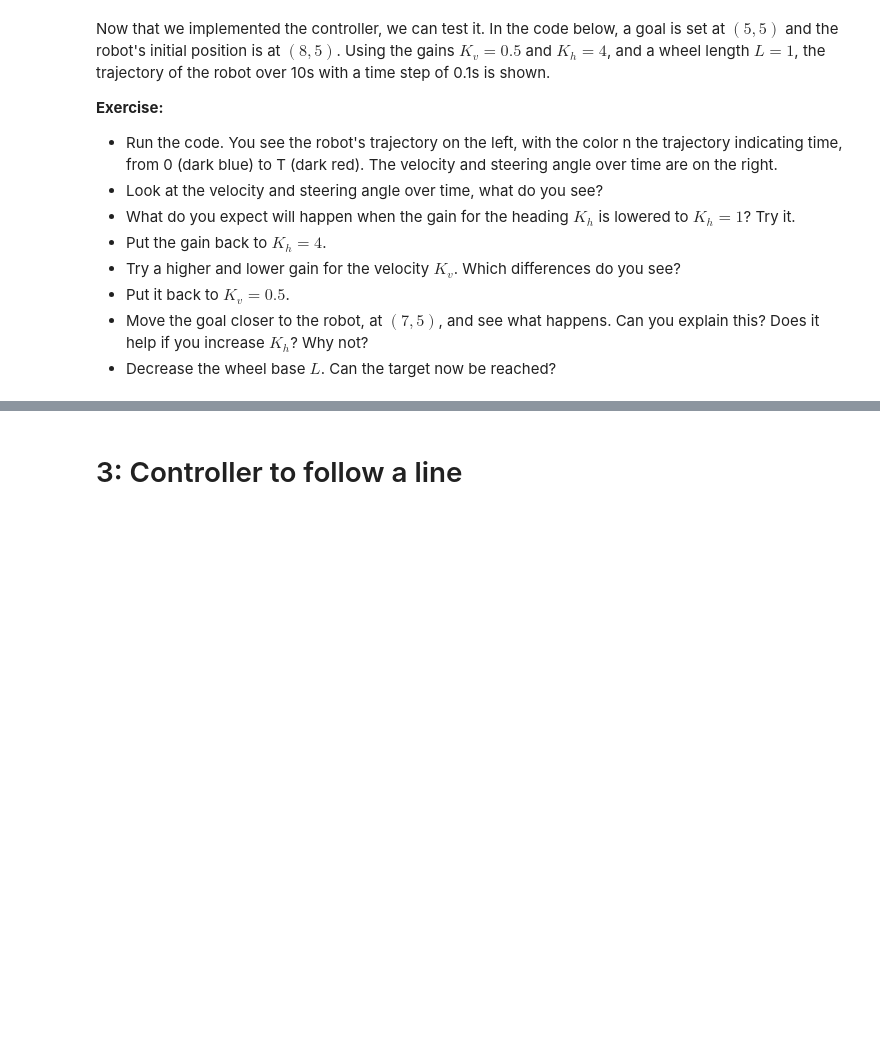
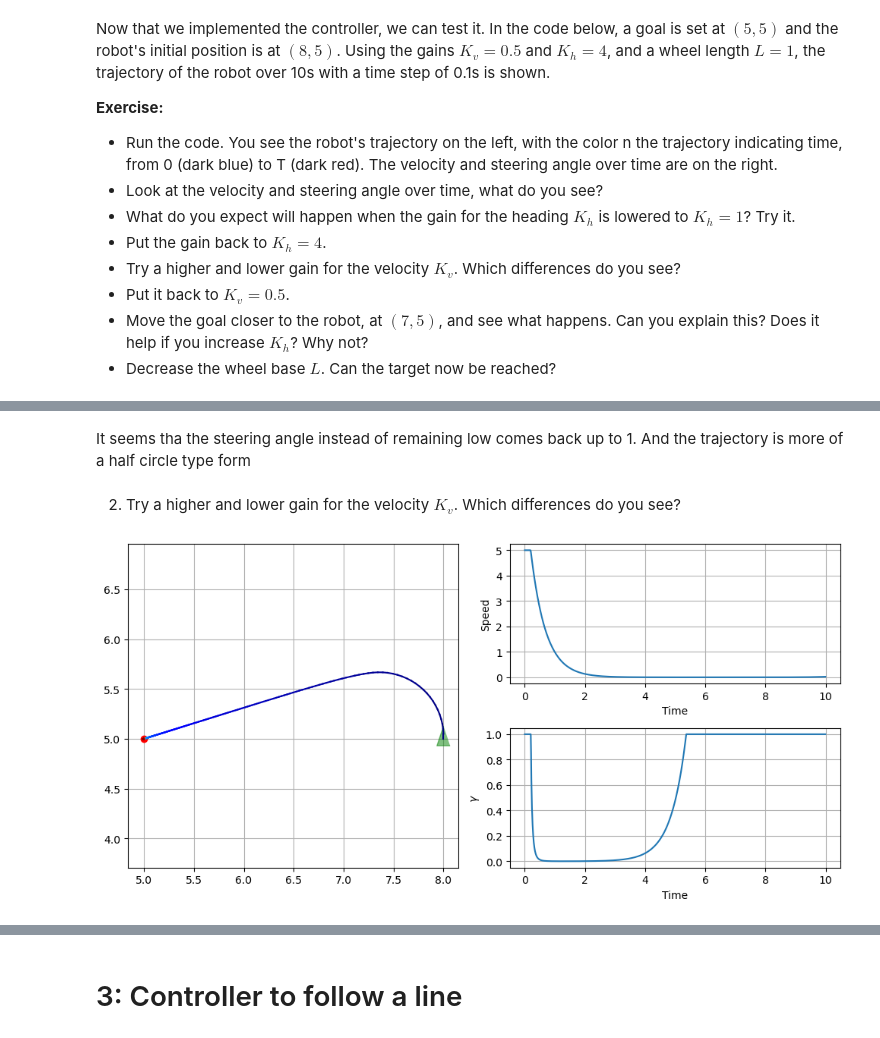
Before and after one commit to loganrower/FTE-Mobile_Robotics, a Jupyter notebook: Week2/t04_control_of_wheeled_robot/t04_control_of_wheeled_robot.ipynb, the cells around one changed output, grey strips where cells are left out. Saved outputs shown, nothing was run; the diff lists cells and outputs as text; code cells hidden in the pictures; blank space fills up the shorter version.

```diff
--- a/Week2/t04_control_of_wheeled_robot/t04_control_of_wheeled_robot.ipynb
+++ b/Week2/t04_control_of_wheeled_robot/t04_control_of_wheeled_robot.ipynb
@@ -245,0 +344,45 @@ util.plotTrajectoryGoal(time, states, goal, V, G)
+# %% [markdown]
+It seems tha the steering angle instead of remaining low comes back up to 1. And the trajectory is more of a half circle type form
+# %% [markdown]
+2. Try a higher and lower gain for the velocity $K_v$. Which differences do you see?
+# %%
+goal = np.array([5.0,5.0])
+state_0 = np.array([8.0,5.0,np.pi/2])
+
+dT = 0.01  # Time step
+T = 10    # Number of seconds to simulate
+time = np.arange(0,T,step=dT)
+
+# Set the velocity gain and the heading gain
+Kv = 2
+Kh = 4
+
+# The wheel base
+L = 1
+
+# Array to store the states over time
+states = np.zeros((len(time)+1, 3))
+states[0,:] = state_0
+state = state_0.copy()
+# Arrays to store the controls
+V = np.zeros(len(time))
+G = np.zeros(len(time))
+
+for i,t in enumerate(time):
+    ### THE CONTROLLER ###
+    v,g = controllerToPoint(goal, state, Kv, Kh)
+    ######################
+
+    # Put these controls in the bicycle model and observe the new state
+    vel, v, g = bicycle(state, v, g, L)
+    state += vel*dT
+    states[i+1,:] = state
+
+    # Store the velocity and steering angle for later displaying
+    V[i]=v
+    G[i]=g
+
+# Show the trajectory
+util.plotTrajectoryGoal(time, states, goal, V, G)
+# %% [output]
+[figure, added]
```
Also changed, not shown: parts of 24 cells of this notebook, 1 other file.
